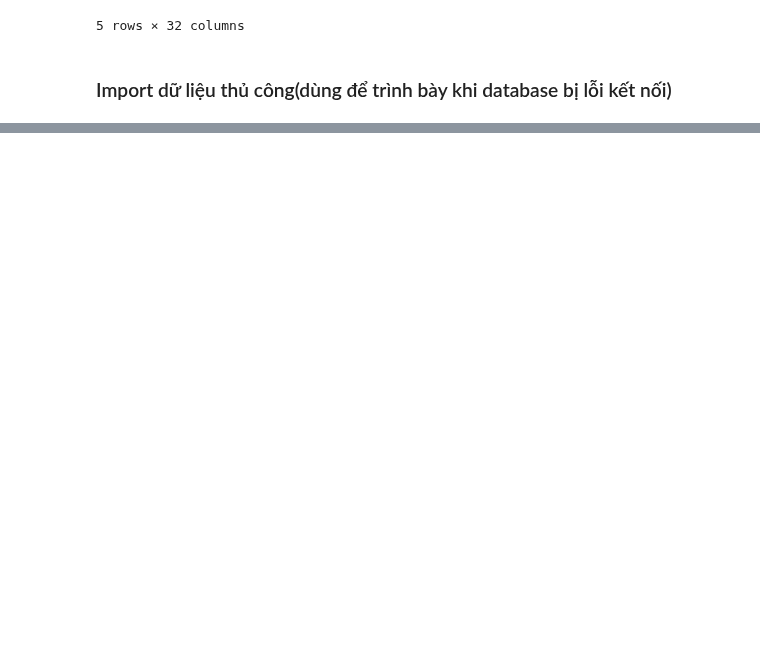
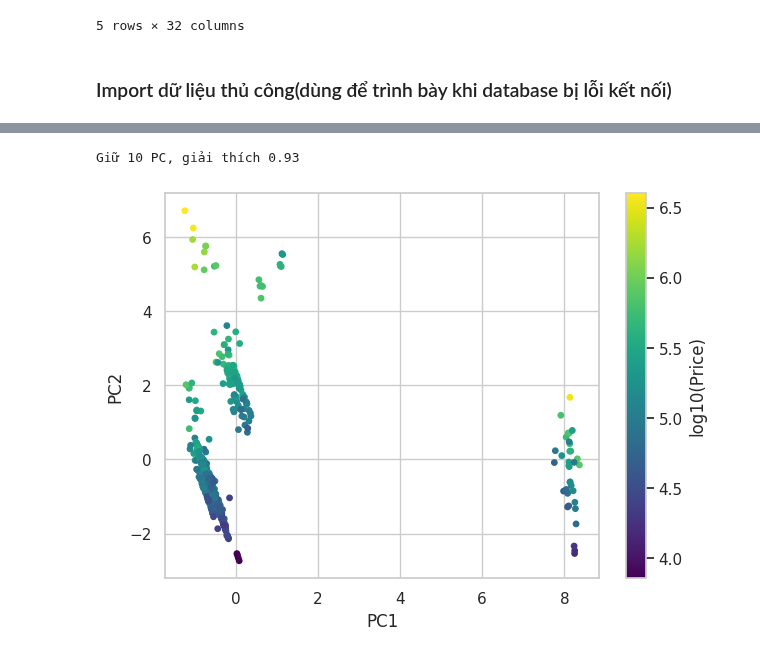
Before and after one commit to jnzm246/Project_Team_Group_4, a Jupyter notebook: workspace/Stage2_Model_Architecture_and_Evaluation.ipynb, the cells around one changed output, grey strips where cells are left out. Drawn from its saved outputs; the diff is of its cells as text; code cells hidden in the pictures; blank space fills up the shorter version.

```diff
--- a/workspace/Stage2_Model_Architecture_and_Evaluation.ipynb
+++ b/workspace/Stage2_Model_Architecture_and_Evaluation.ipynb
@@ -76,0 +101,16 @@ Tải dữ liệu thành công!
+# %%
+# Giữ số PC đạt >= 90% phương sai
+n_pc = int(np.argmax(cum >= 0.90)) + 1
+pca = PCA(n_components=n_pc, random_state=42)
+X_pca = pca.fit_transform(X_scaled)
+print('Giữ', n_pc, 'PC, giải thích', round(pca.explained_variance_ratio_.sum(), 3))
+
+plt.figure(figsize=(7, 5))
+plt.scatter(X_pca[:, 0], X_pca[:, 1], c=df['log_Price'], cmap='viridis', s=15)
+plt.colorbar(label='log10(Price)')
+plt.xlabel('PC1')
+plt.ylabel('PC2')
+plt.show()
+# %% [output]
+Giữ 10 PC, giải thích 0.93
+[figure, added]
```
Also changed, not shown: parts of 27 cells of this notebook.
